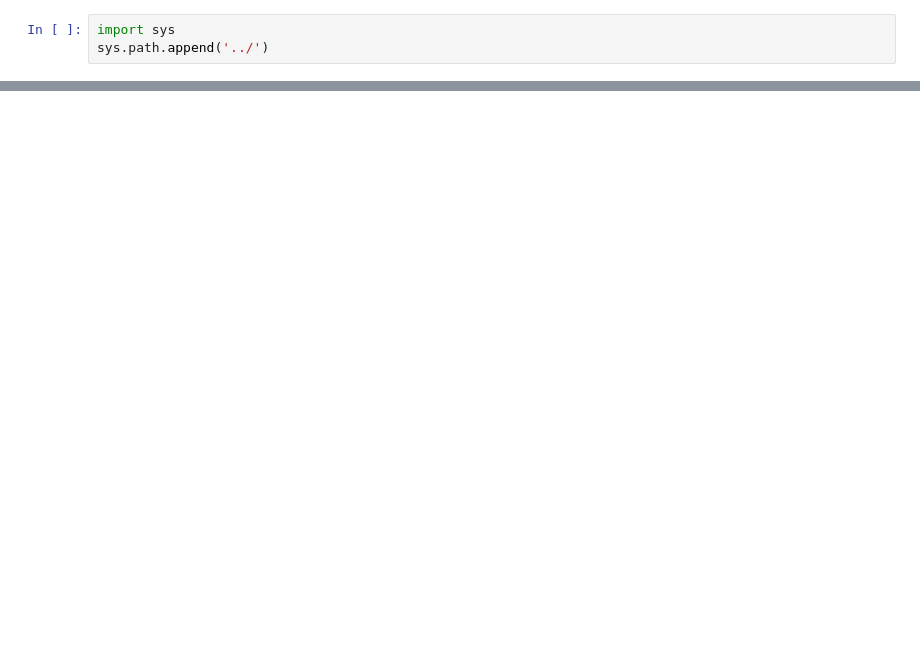
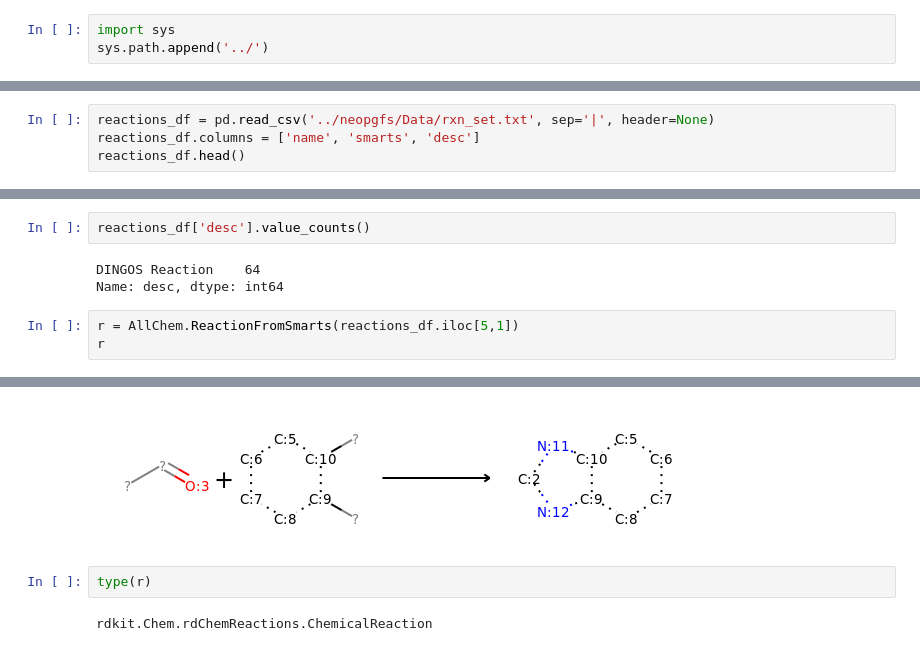
Before and after one commit to FrekMown/neopgfs, a Jupyter notebook: ipynb/1_input data_environment.ipynb, the cells around one changed output, grey strips where cells are left out. Saved outputs shown, nothing was run; the diff lists cells and outputs as text; blank space fills up the shorter version.

```diff
--- a/ipynb/1_input data_environment.ipynb
+++ b/ipynb/1_input data_environment.ipynb
@@ -18,0 +148,4 @@ Chem.MolFromSmiles(reactant_smiles[0])
+# %%
+reactions_df = pd.read_csv('../neopgfs/Data/rxn_set.txt', sep='|', header=None)
+reactions_df.columns = ['name', 'smarts', 'desc']
+reactions_df.head()
@@ -18,0 +159,9 @@ Chem.MolFromSmiles(reactant_smiles[0])
+# %%
+reactions_df['desc'].value_counts()
+# %% [output]
+DINGOS Reaction    64
+Name: desc, dtype: int64
+# %%
+r = AllChem.ReactionFromSmarts(reactions_df.iloc[5,1])
+r
+# %% [output]
@@ -18,0 +170,5 @@ Chem.MolFromSmiles(reactant_smiles[0])
+[figure, added]
+# %%
+type(r)
+# %% [output]
+rdkit.Chem.rdChemReactions.ChemicalReaction
```
Also changed, not shown: parts of 31 cells of this notebook, 5 other files.
